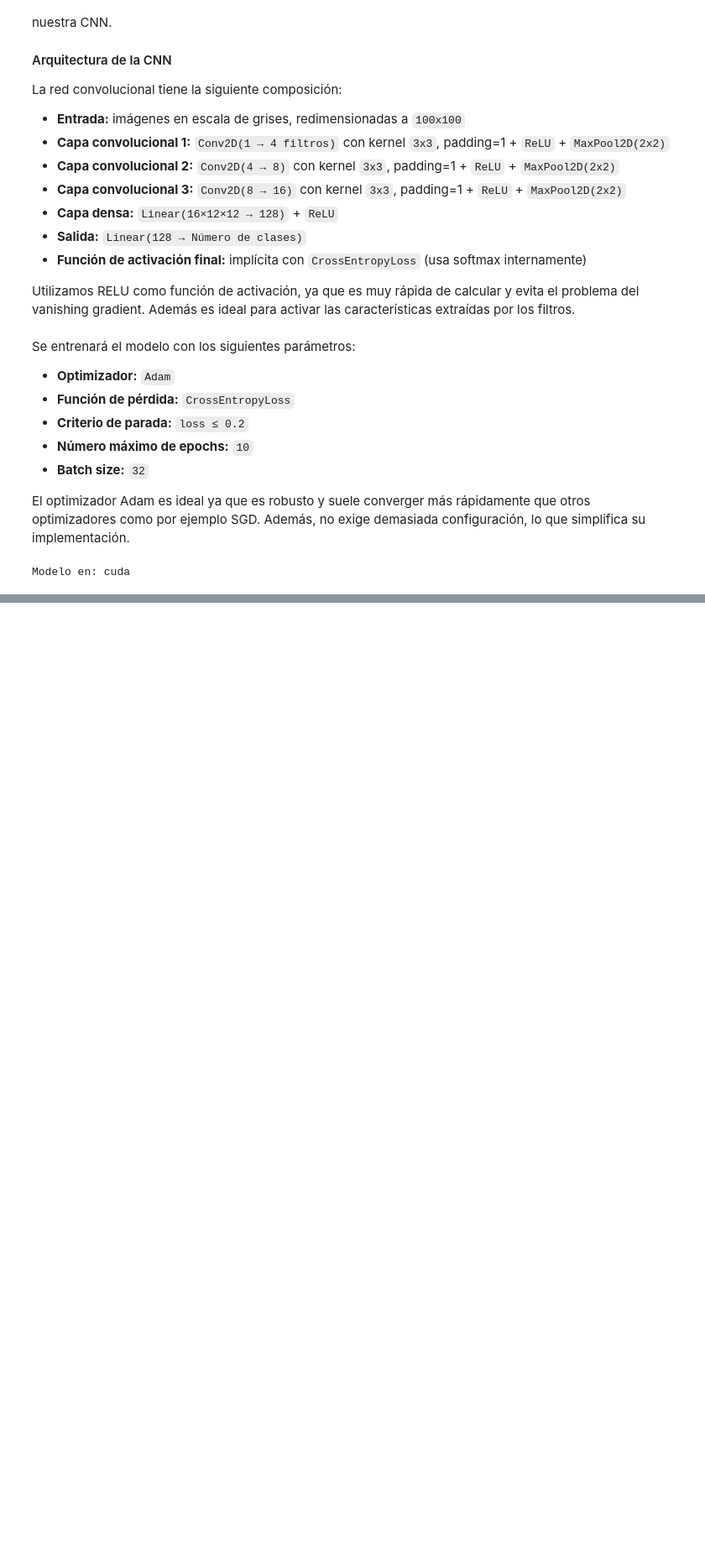
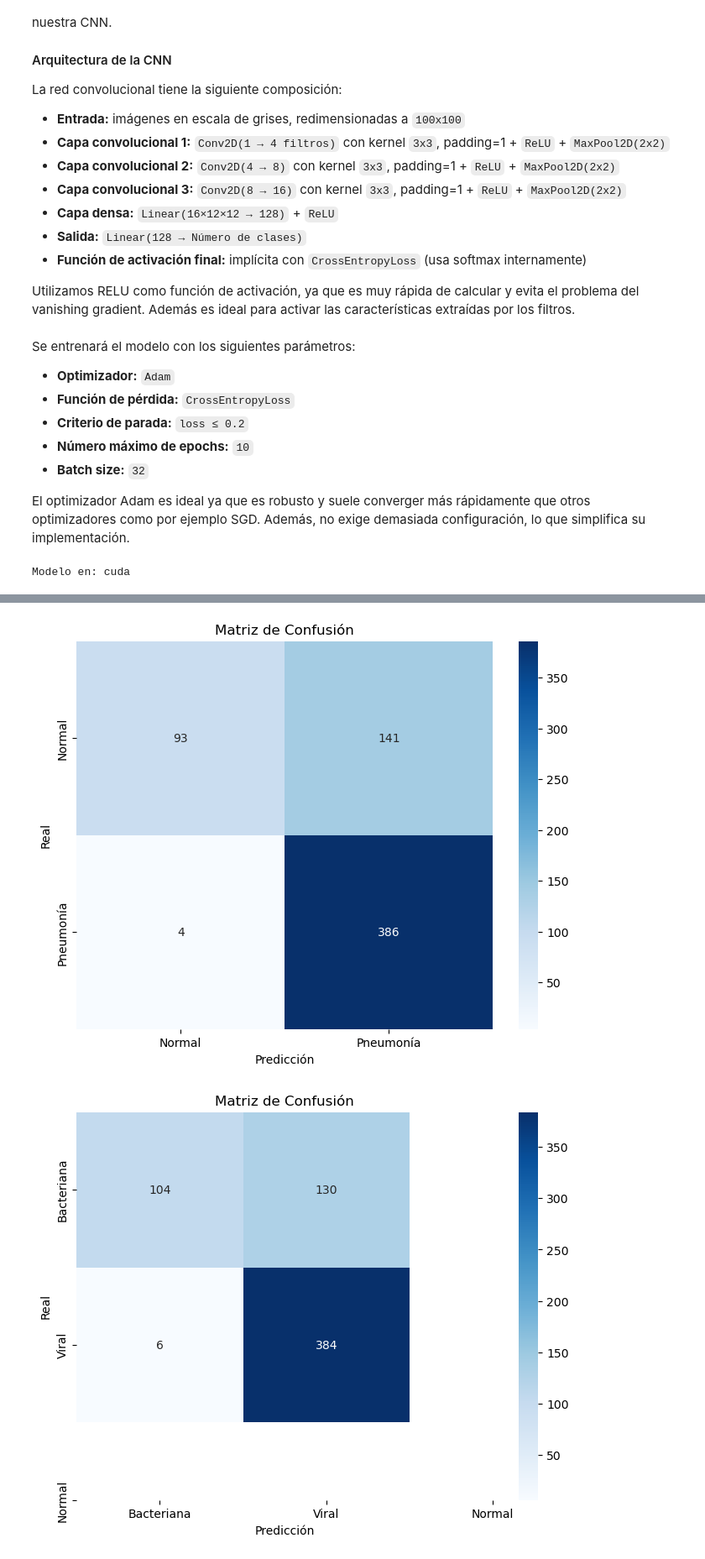
Before and after one commit to Carmoruda/IA_II, a Jupyter notebook: Practica 3/L3P2-Pneumonia.ipynb, the cells around one changed output, grey strips where cells are left out. Shown at 84% size. Saved outputs shown, nothing was run; the diff lists cells and outputs as text; code cells hidden in the pictures; blank space fills up the shorter version.

```diff
--- a/Practica 3/L3P2-Pneumonia.ipynb
+++ b/Practica 3/L3P2-Pneumonia.ipynb
@@ -297,0 +305,69 @@ ExecutableNotFound: failed to execute WindowsPath('dot'), make sure the Graphviz
+# %%
+from sklearn.metrics import confusion_matrix
+import seaborn as sns
+
+
+def graficar_comparacion(model_1_losses, model_1_accuracies, model_2_losses, model_2_accuracies, epochs):
+    # Gráfico de pérdidas
+    plt.figure(figsize=(10, 5))
+    plt.plot(range(1, epochs + 1), model_1_losses, label="Pérdida Modelo 1", color='blue')
+    plt.plot(range(1, epochs + 1), model_2_losses, label="Pérdida Modelo 2", color='red', linestyle='dashed')
+    plt.title("Pérdida de Entrenamiento durante el Entrenamiento")
+    plt.xlabel("Época")
+    plt.ylabel("Pérdida")
+    plt.legend()
+    plt.show()
+
+    # Gráfico de precisión
+    plt.figure(figsize=(10, 5))
+    plt.plot(range(1, epochs + 1), model_1_accuracies, label="Precisión Modelo 1", color='green')
+    plt.plot(range(1, epochs + 1), model_2_accuracies, label="Precisión Modelo 2", color='orange', linestyle='dashed')
+    plt.title("Precisión durante el Entrenamiento")
+    plt.xlabel("Época")
+    plt.ylabel("Precisión (%)")
+    plt.legend()
+    plt.show()
+
+def graficas_matriz_confusion(model, loader, device, clases):
+    """
+    Función para graficar la matriz de confusión de un modelo con cualquier número de clases.
+
+    Parámetros:
+    - model: El modelo de red neuronal entrenado.
+    - loader: El dataloader con los datos de prueba o validación.
+    - device: El dispositivo (CPU o GPU) donde está el modelo.
+    - clases: Lista de nombres de las clases (por ejemplo, ['Normal', 'Pneumonía'] o ['Bacteriana', 'Viral', 'Normal']).
+    """
+    y_true = []
+    y_pred = []
+    model.eval()
+
+    with torch.no_grad():
+        for inputs, labels in loader:
+            inputs, labels = inputs.to(device), labels.to(device)
+            outputs = model(inputs)
+            _, predicted = torch.max(outputs, 1)
+            y_true.extend(labels.cpu().numpy())
+            y_pred.extend(predicted.cpu().numpy())
+
+    cm = confusion_matrix(y_true, y_pred)
+
+    # Graficar la matriz de confusión
+    plt.figure(figsize=(8, 6))
+    sns.heatmap(cm, annot=True, fmt='d', cmap='Blues', xticklabels=clases, yticklabels=clases)
+    plt.title("Matriz de Confusión")
+    plt.xlabel("Predicción")
+    plt.ylabel("Real")
+    plt.show()
+
+# Usar esta función para los modelos
+# Para el modelo de clasificación entre "NORMAL" y "PNEUMONÍA":
+clases_sano_nosano = ['Normal', 'Pneumonía']
+graficas_matriz_confusion(model_sano_nosano, test_loader, device, clases_sano_nosano)
+
+# Para el modelo de clasificación entre varios tipos de neumonía:
+clases_tipos_pneumo = ['Bacteriana', 'Viral', 'Normal']
+graficas_matriz_confusion(model_tipos_pneumo, test_loader, device, clases_tipos_pneumo)
+# %% [output]
+[figure, added]
+[figure, added]
```
Also changed, not shown: parts of 10 cells of this notebook, 5 other files.
